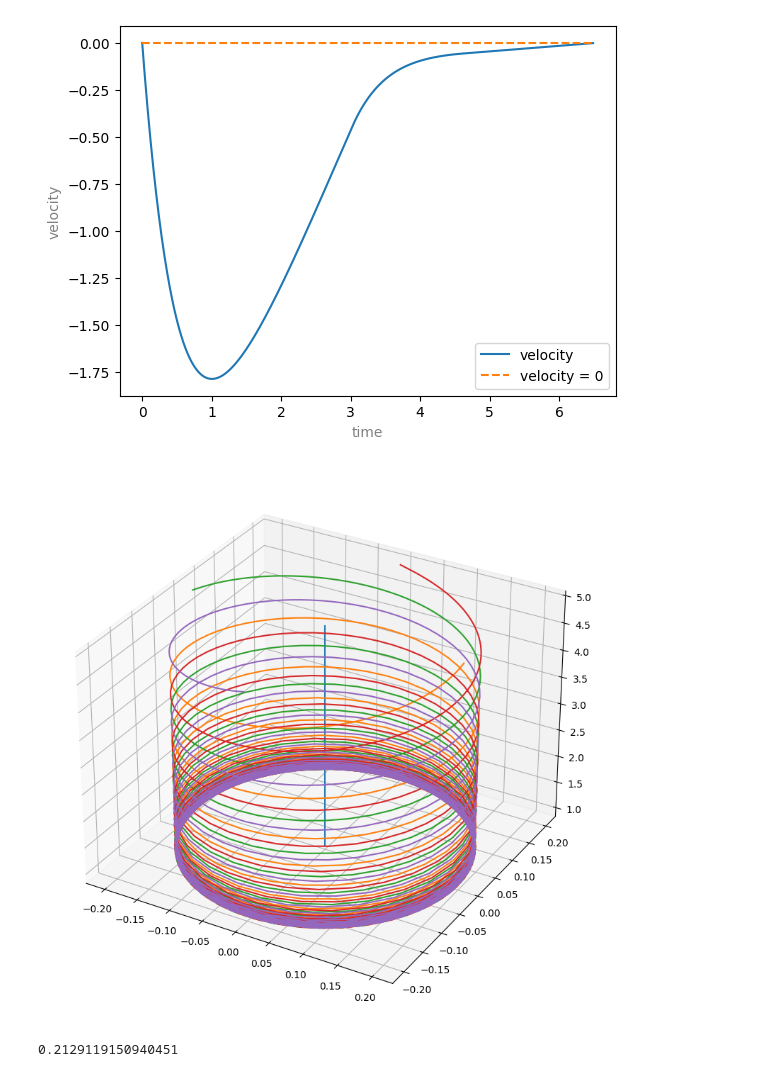
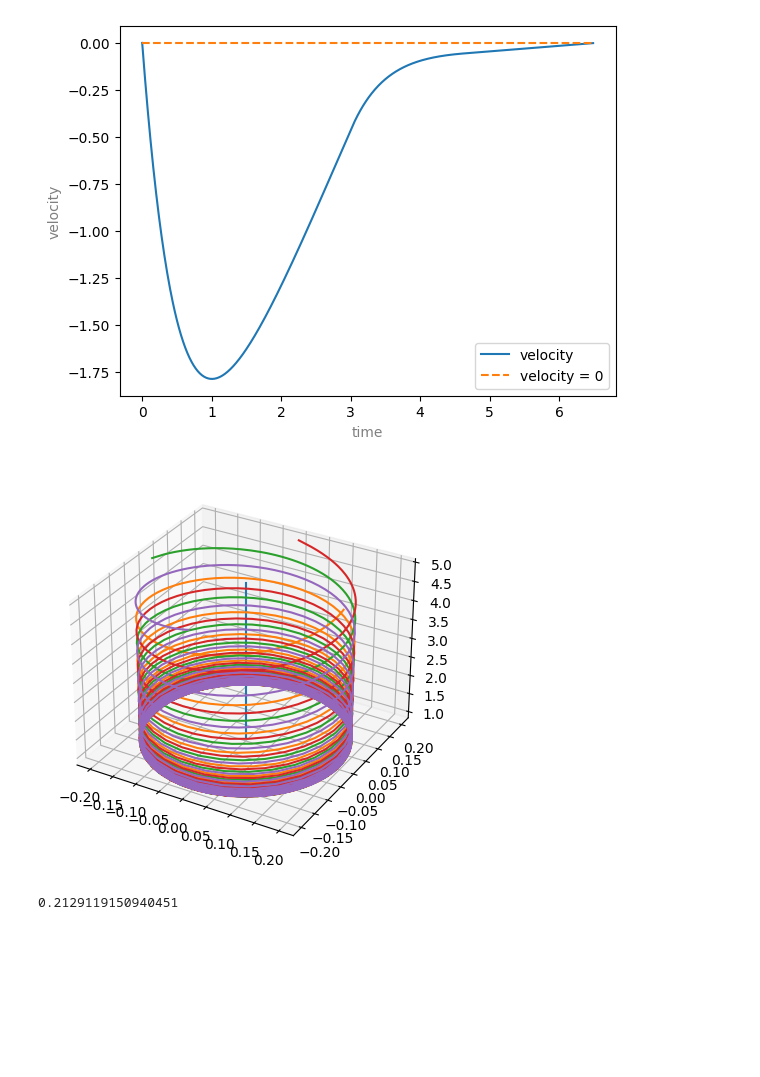
Before and after one commit to Palavuk/model_quadrocopter_emergency_condition, a Jupyter notebook: new_try.ipynb, the cells around one changed output. Cells and saved outputs as stored; diff of their text form; code cells hidden in the pictures; blank space fills up the shorter version.

```diff
--- a/new_try.ipynb
+++ b/new_try.ipynb
@@ -360,31 +360,31 @@ plt.show()
 # %%
 x = [d_current[i][0] for i in range(len(t))]
 y = [d_current[i][1] for i in range(len(t))]
 z = [d_current[i][2] for i in range(len(t))]
 
 x1 = [arr(matmul(arr([l, 0, 0]), Rar[i]))[0] + arr(x[i]) for i in range(len(t))]
 y1 = [arr(matmul(arr([l, 0, 0]), Rar[i]))[1] + arr(y[i]) for i in range(len(t))]
 z1 = [arr(matmul(arr([l, 0, 0]), Rar[i]))[2] + arr(z[i]) for i in range(len(t))]
 x2 = [arr(matmul(arr([-l, 0, 0]), Rar[i]))[0] + arr(x[i]) for i in range(len(t))]
 y2 = [arr(matmul(arr([-l, 0, 0]), Rar[i]))[1] + arr(y[i]) for i in range(len(t))]
 z2 = [arr(matmul(arr([-l, 0, 0]), Rar[i]))[2] + arr(z[i]) for i in range(len(t))]
 x3 = [arr(matmul(arr([0, l, 0]), Rar[i]))[0] + arr(x[i]) for i in range(len(t))]
 y3 = [arr(matmul(arr([0, l, 0]), Rar[i]))[1] + arr(y[i]) for i in range(len(t))]
 z3 = [arr(matmul(arr([0, l, 0]), Rar[i]))[2] + arr(z[i]) for i in range(len(t))]
 x4 = [arr(matmul(arr([0, -l, 0]), Rar[i]))[0] + arr(x[i]) for i in range(len(t))]
 y4 = [arr(matmul(arr([0, -l, 0]), Rar[i]))[1] + arr(y[i]) for i in range(len(t))]
 z4 = [arr(matmul(arr([0, -l, 0]), Rar[i]))[2] + arr(z[i]) for i in range(len(t))]
 
-fig = plt.figure(figsize=(30,10))
+fig = plt.figure(figsize=(10,5))
 ax = fig.add_subplot(111, projection='3d')
 ax.plot(x, y, z, label='parametric curve')
 ax.plot(x1, y1, z1, label='parametric curve')
 ax.plot(x2, y2, z2, label='parametric curve')
 ax.plot(x3, y3, z3, label='parametric curve')
 ax.plot(x4, y4, z4, label='parametric curve')
 plt.show()
 # %% [output]
-[figure, old version]
+[figure, new version]
 # %%
 t = arange(0, T, h)
 t_temp = arange(T + 3, T + 6.5, h)
```
Also changed, not shown: parts of 5 cells of this notebook.
